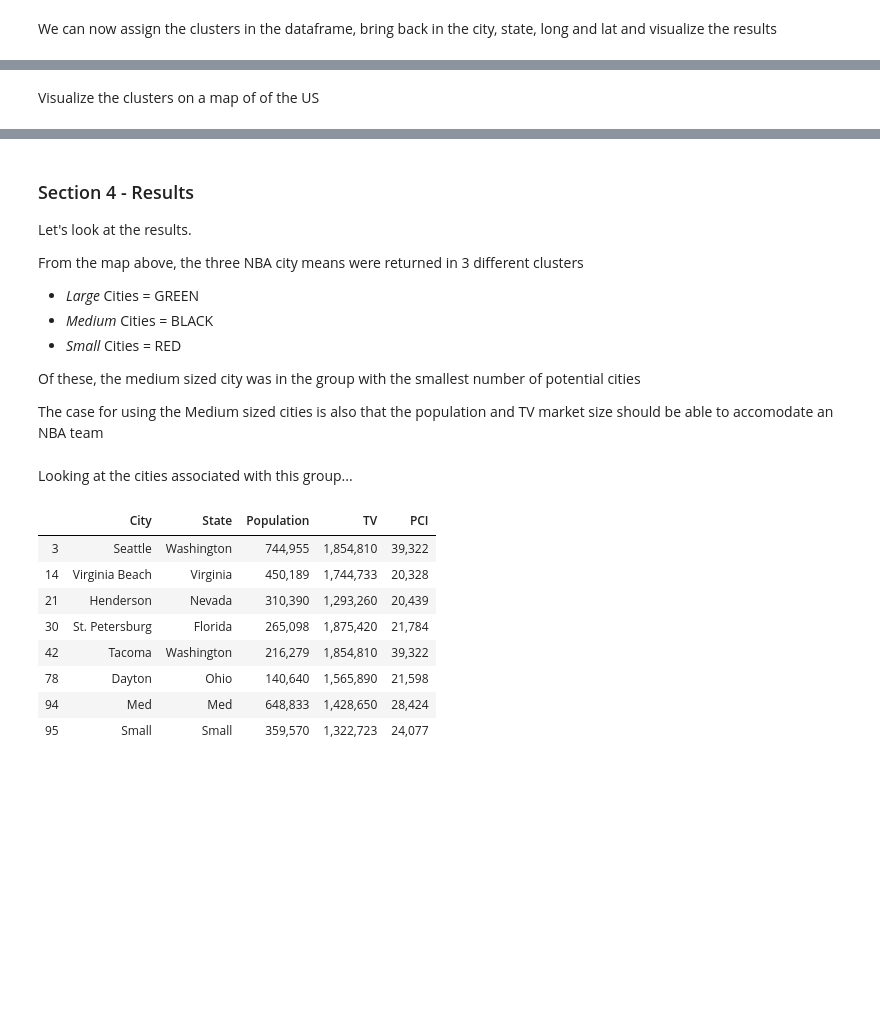
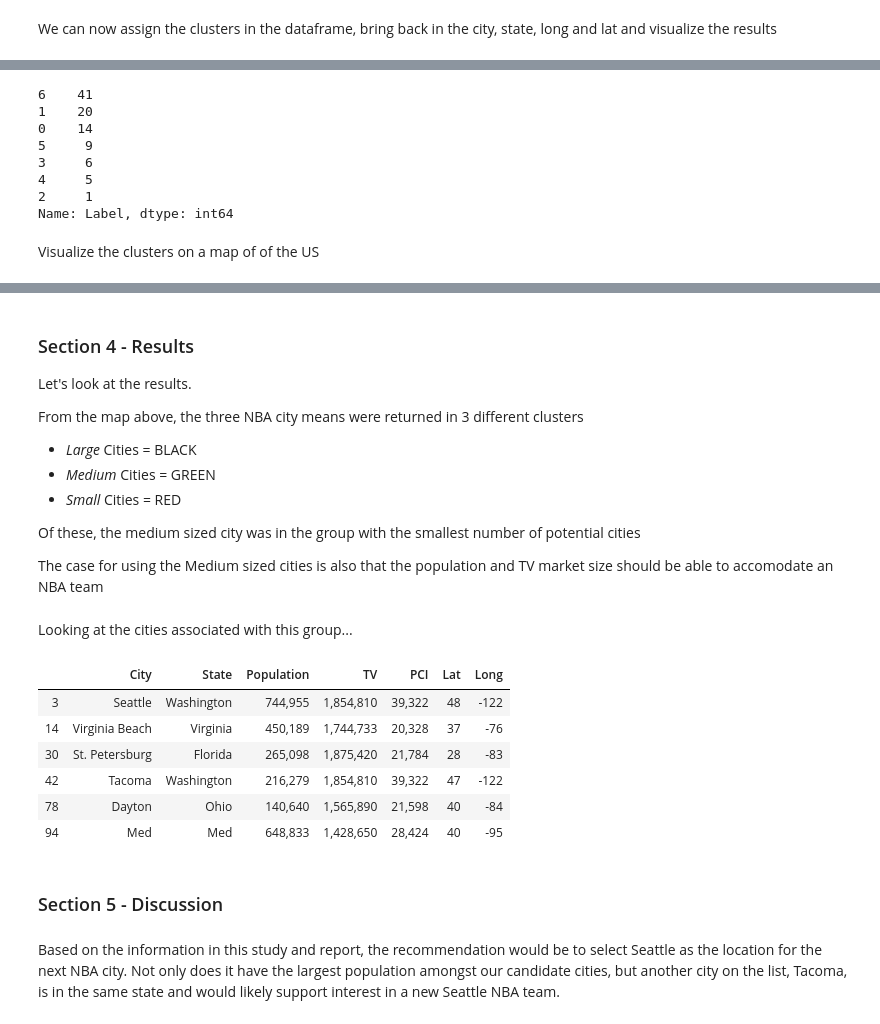
Before and after one commit to dchaas/Coursera_Capstone, a Jupyter notebook: Find_the_next_NBA_City.ipynb, the cells around one changed output, grey strips where cells are left out. Cells and saved outputs as stored; diff of their text form; code cells hidden in the pictures; blank space fills up the shorter version.

```diff
--- a/Find_the_next_NBA_City.ipynb
+++ b/Find_the_next_NBA_City.ipynb
@@ -39,5 +39,5 @@ First, we'll pull in the population data from Wikipedia
 # %%
-pd.set_option('display.height', 1000)
-pd.set_option('display.max_rows', 500)
-pd.set_option('display.max_columns', 500)
-pd.set_option('display.width', 1000)
+#pd.set_option('display.height', 1000)
+#pd.set_option('display.max_rows', 500)
+#pd.set_option('display.max_columns', 500)
+#pd.set_option('display.width', 1000)
@@ -682,18 +723,0 @@ We will consider venues within 5 km of the city center, limiting our response to
-# %%
-latitude = 40.712728
-longitude = -74.006015
-radius=5000
-LIMIT=100
-# create the API request URL
-url = 'https://api.foursquare.com/v2/venues/explore?&client_id={}&client_secret={}&v={}&ll={},{}&query=entertain&radius={}&limit={}'.format(
-     CLIENT_ID,
-     CLIENT_SECRET,
-     VERSION,
-     latitude,
-     longitude,
-     radius,
-     LIMIT)
-
-# make the GET request
-results = requests.get(url).json()
-results
@@ -728,7 +734,7 @@ def getCityVenues(cities, states, latitudes, longitudes, radius=5000, LIMIT=100)
         lngs = [lng,lng+0.2,lng-0.2,lng,lng,lng+0.2,lng-0.2,lng+0.2,lng-0.2]
         for la, ln in zip(lats,lngs):
             # create the API request URL
-            url = 'https://api.foursquare.com/v2/venues/explore?&client_id={}&client_secret={}&v={}&ll={},{}&radius={}&limit={}'.format(
+            url = 'https://api.foursquare.com/v2/venues/explore?&client_id={}&client_secret={}&v={}&ll={},{}&section=trending&radius={}&limit={}'.format(
                 CLIENT_ID,
                 CLIENT_SECRET,
                 VERSION,
@@ -1194,6 +1177,6 @@ df_cluster
 # %%
 # setup and run the KMeans clustering
-num_clusters = 5
-km = KMeans(n_clusters=num_clusters,random_state=0).fit(df_cluster)
+num_clusters = 7
+km = KMeans(n_clusters=num_clusters,random_state=0, init='k-means++').fit(df_cluster)
 km.labels_
 # %% [output]
@@ -1264,3 +1233,14 @@ df_cluster
+# %%
+df_cluster['Label'].value_counts()
+# %% [output]
+6    41
+1    20
+0    14
+5     9
+3     6
+4     5
+2     1
+Name: Label, dtype: int64
 # %% [markdown]
 Visualize the clusters on a map of of the US
 # %%
@@ -1297,8 +1288,8 @@ map_us
 Let's look at the results.
 
 From the map above, the three NBA city means were returned in 3 different clusters
-- *Large* Cities = GREEN
-- *Medium* Cities = BLACK
+- *Large* Cities = BLACK
+- *Medium* Cities = GREEN
 - *Small* Cities = RED
 
 Of these, the medium sized city was in the group with the smallest number of potential cities
@@ -1309,17 +1300,19 @@ Looking at the cities associated with this group...
 # %%
 # setting up the formatting
 pd.options.display.float_format = '{:,.0f}'.format
 
-NBA_candidates = df_cluster[df_cluster['Label']==1]
-cols = ['City','State','Population','TV','PCI']
+NBA_candidates = df_cluster[df_cluster['Label']==3]
+cols = ['City','State','Population','TV','PCI','Lat','Long']
 NBA_candidates[cols]
 # %% [output]
-|  | City | State | Population | TV | PCI |
-| 3 | Seattle | Washington | 744,955 | 1,854,810 | 39,322 |
-| 14 | Virginia Beach | Virginia | 450,189 | 1,744,733 | 20,328 |
-| 21 | Henderson | Nevada | 310,390 | 1,293,260 | 20,439 |
-| 30 | St. Petersburg | Florida | 265,098 | 1,875,420 | 21,784 |
-| 42 | Tacoma | Washington | 216,279 | 1,854,810 | 39,322 |
-| 78 | Dayton | Ohio | 140,640 | 1,565,890 | 21,598 |
-| 94 | Med | Med | 648,833 | 1,428,650 | 28,424 |
-| 95 | Small | Small | 359,570 | 1,322,723 | 24,077 |
+|  | City | State | Population | TV | PCI | Lat | Long |
+| 3 | Seattle | Washington | 744,955 | 1,854,810 | 39,322 | 48 | -122 |
+| 14 | Virginia Beach | Virginia | 450,189 | 1,744,733 | 20,328 | 37 | -76 |
+| 30 | St. Petersburg | Florida | 265,098 | 1,875,420 | 21,784 | 28 | -83 |
+| 42 | Tacoma | Washington | 216,279 | 1,854,810 | 39,322 | 47 | -122 |
+| 78 | Dayton | Ohio | 140,640 | 1,565,890 | 21,598 | 40 | -84 |
+| 94 | Med | Med | 648,833 | 1,428,650 | 28,424 | 40 | -95 |
+# %% [markdown]
+### Section 5 - Discussion
+# %% [markdown]
+Based on the information in this study and report, the recommendation would be to select Seattle as the  location for the next NBA city. Not only does it have the largest population amongst our candidate cities, but another city on the list, Tacoma, is in the same state and would likely support interest in a new Seattle NBA team.
```
Also changed, not shown: parts of 43 cells of this notebook, 4 other files.
